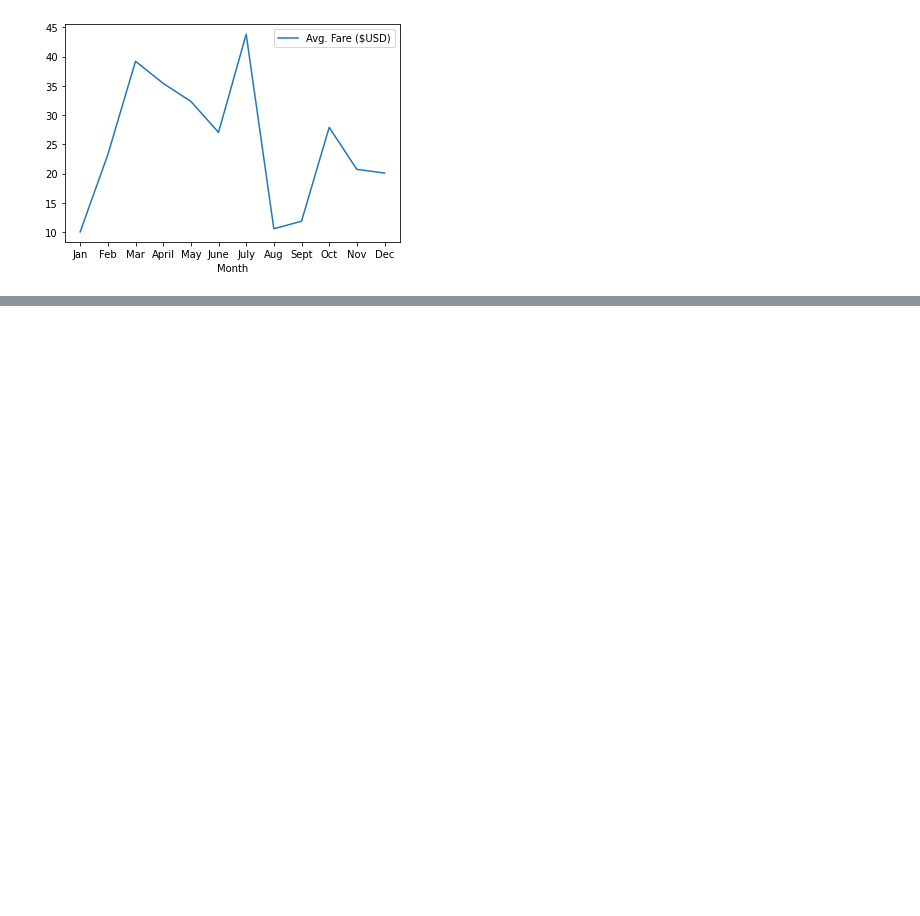
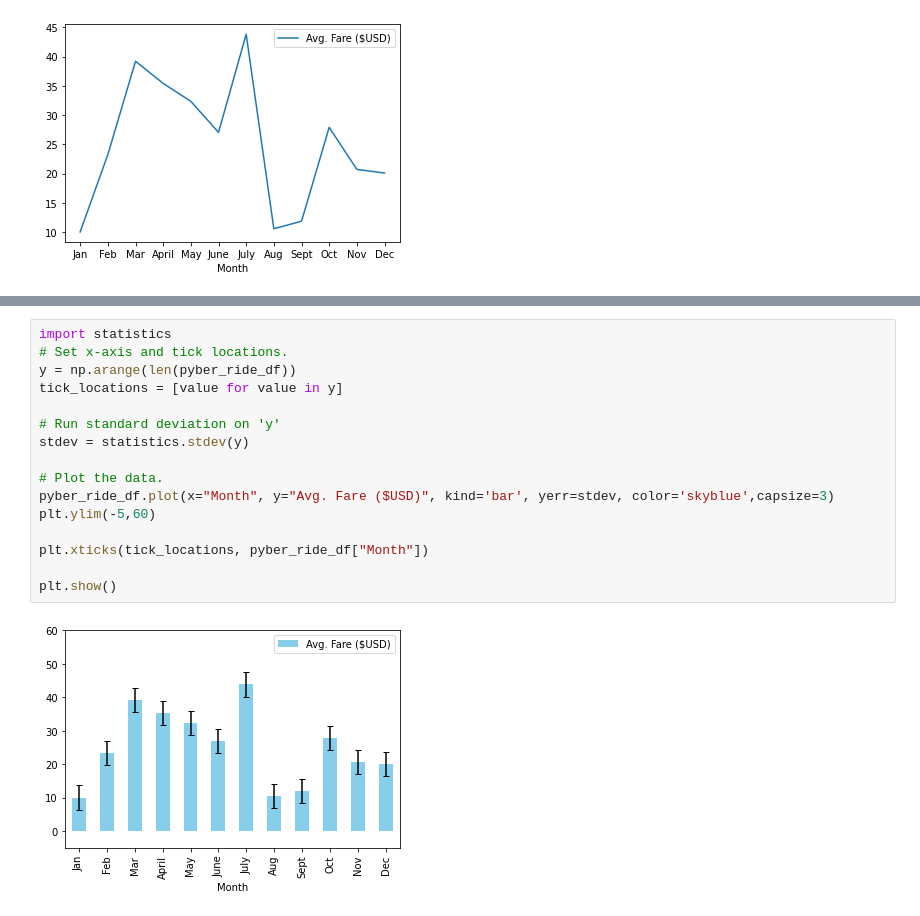
Before and after one commit to ejyongc/PyBer_Analysis, a Jupyter notebook: PyBer_ride_data.ipynb, the cells around one changed output, grey strips where cells are left out. Drawn from its saved outputs; the diff is of its cells as text; blank space fills up the shorter version.

```diff
--- a/PyBer_ride_data.ipynb
+++ b/PyBer_ride_data.ipynb
@@ -38,0 +49,18 @@ plt.show()
+# %%
+import statistics
+# Set x-axis and tick locations.
+y = np.arange(len(pyber_ride_df))
+tick_locations = [value for value in y]
+
+# Run standard deviation on 'y'
+stdev = statistics.stdev(y)
+
+# Plot the data.
+pyber_ride_df.plot(x="Month", y="Avg. Fare ($USD)", kind='bar', yerr=stdev, color='skyblue',capsize=3)
+plt.ylim(-5,60)
+
+plt.xticks(tick_locations, pyber_ride_df["Month"])
+
+plt.show()
+# %% [output]
+[figure, added]
```
Also changed, not shown: parts of 2 cells of this notebook, 4 other files.
